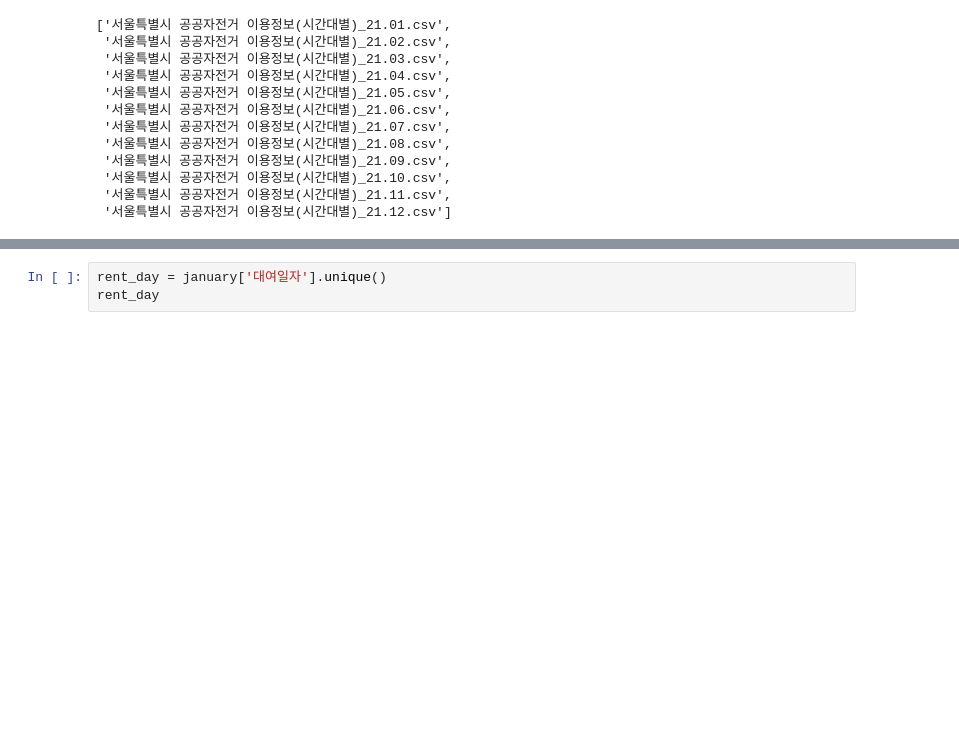
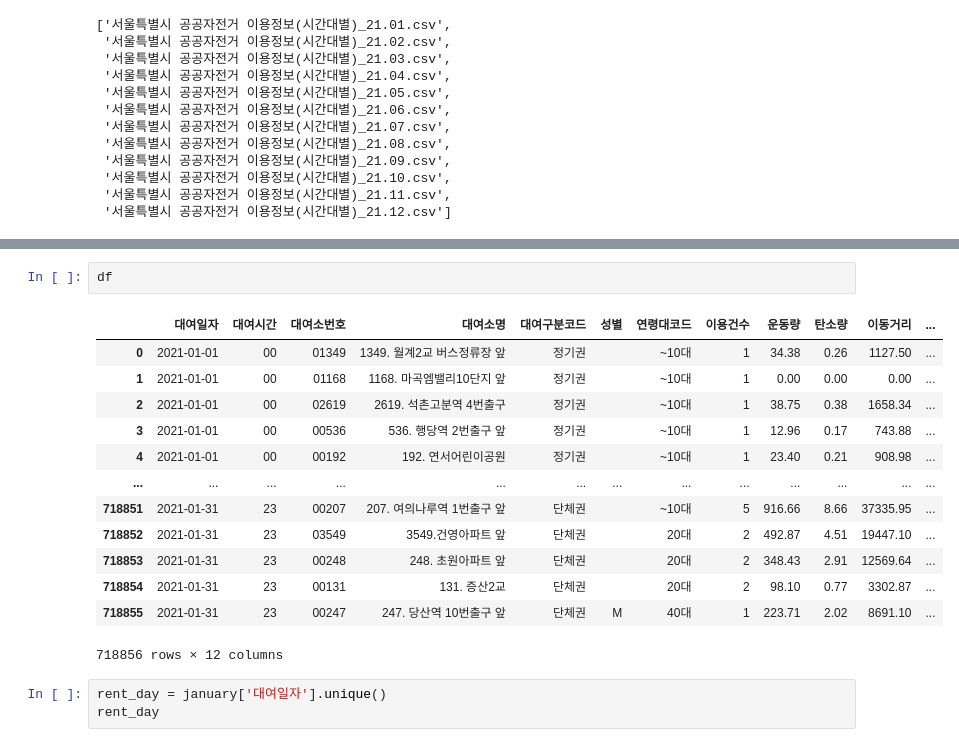
Before and after one commit to Jeong-JaeYoon/Today-I-Learned, a Jupyter notebook: 2022-1-ProbabilisticGraphicalModelAndNetworkData/new_data_summary.ipynb, the cells around one changed output, grey strips where cells are left out. Saved outputs shown, nothing was run; the diff lists cells and outputs as text; blank space fills up the shorter version.

```diff
--- a/2022-1-ProbabilisticGraphicalModelAndNetworkData/new_data_summary.ipynb
+++ b/2022-1-ProbabilisticGraphicalModelAndNetworkData/new_data_summary.ipynb
@@ -42,3 +50,19 @@ january
+# %%
+df
+# %% [output]
+|  | 대여일자 | 대여시간 | 대여소번호 | 대여소명 | 대여구분코드 | 성별 | 연령대코드 | 이용건수 | 운동량 | 탄소량 | 이동거리 | ... |
+| 0 | 2021-01-01 | 00 | 01349 | 1349. 월계2교 버스정류장 앞 | 정기권 |  | ~10대 | 1 | 34.38 | 0.26 | 1127.50 | ... |
+| 1 | 2021-01-01 | 00 | 01168 | 1168. 마곡엠밸리10단지 앞 | 정기권 |  | ~10대 | 1 | 0.00 | 0.00 | 0.00 | ... |
+| 2 | 2021-01-01 | 00 | 02619 | 2619. 석촌고분역 4번출구 | 정기권 |  | ~10대 | 1 | 38.75 | 0.38 | 1658.34 | ... |
+| 3 | 2021-01-01 | 00 | 00536 | 536. 행당역 2번출구 앞 | 정기권 |  | ~10대 | 1 | 12.96 | 0.17 | 743.88 | ... |
+| 4 | 2021-01-01 | 00 | 00192 | 192. 연서어린이공원 | 정기권 |  | ~10대 | 1 | 23.40 | 0.21 | 908.98 | ... |
+| ... | ... | ... | ... | ... | ... | ... | ... | ... | ... | ... | ... | ... |
+| 718851 | 2021-01-31 | 23 | 00207 | 207. 여의나루역 1번출구 앞 | 단체권 |  | ~10대 | 5 | 916.66 | 8.66 | 37335.95 | ... |
+| 718852 | 2021-01-31 | 23 | 03549 | 3549.건영아파트 앞 | 단체권 |  | 20대 | 2 | 492.87 | 4.51 | 19447.10 | ... |
+| 718853 | 2021-01-31 | 23 | 00248 | 248. 초원아파트 앞 | 단체권 |  | 20대 | 2 | 348.43 | 2.91 | 12569.64 | ... |
+| 718854 | 2021-01-31 | 23 | 00131 | 131. 증산2교 | 단체권 |  | 20대 | 2 | 98.10 | 0.77 | 3302.87 | ... |
+| 718855 | 2021-01-31 | 23 | 00247 | 247. 당산역 10번출구 앞 | 단체권 | M | 40대 | 1 | 223.71 | 2.02 | 8691.10 | ... |
+718856 rows × 12 columns
 # %%
 rent_day = january['대여일자'].unique()
 rent_day
```
Also changed, not shown: parts of 27 cells of this notebook.
